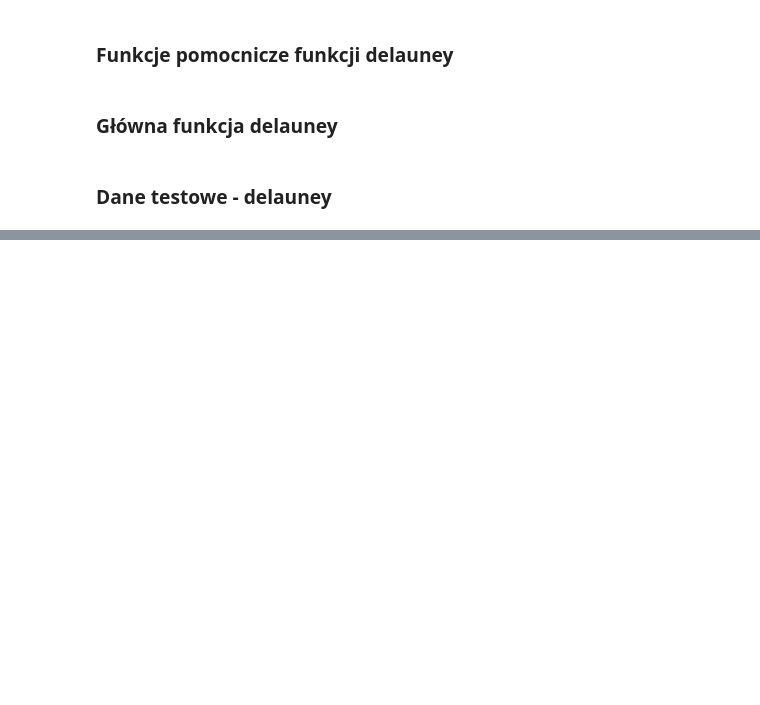
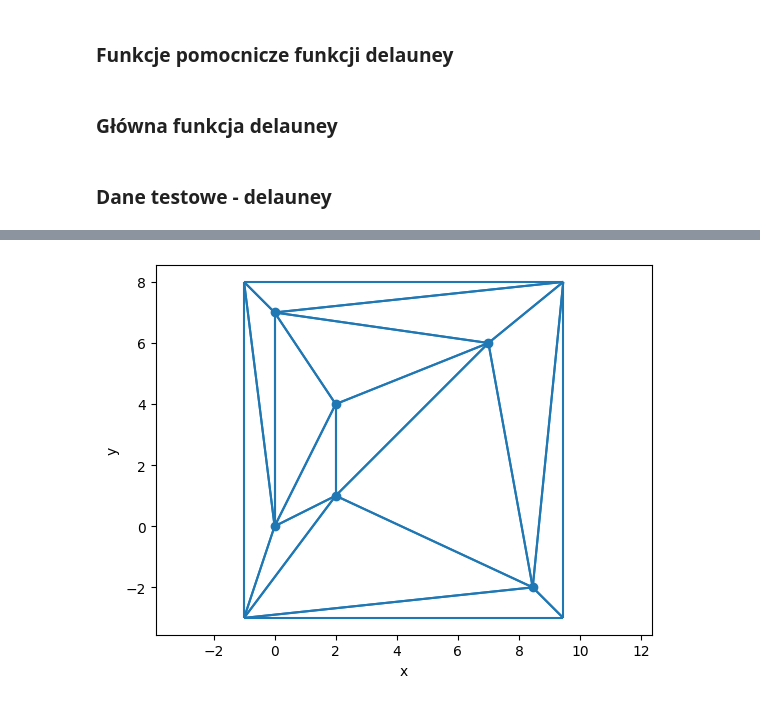
Before and after one commit to ReptilianEye/Voronoi-Diagram, a Jupyter notebook: delaunay.ipynb, the cells around one changed output, grey strips where cells are left out. Saved outputs shown, nothing was run; the diff lists cells and outputs as text; code cells hidden in the pictures; blank space fills up the shorter version.

```diff
--- a/delaunay.ipynb
+++ b/delaunay.ipynb
@@ -262,0 +316,5 @@ delauney(Points1)
+# %%
+vis2 = draw_delauney(T2, Points2)
+vis2.show()
+# %% [output]
+[figure, added]
```
Also changed, not shown: parts of 12 cells of this notebook.
